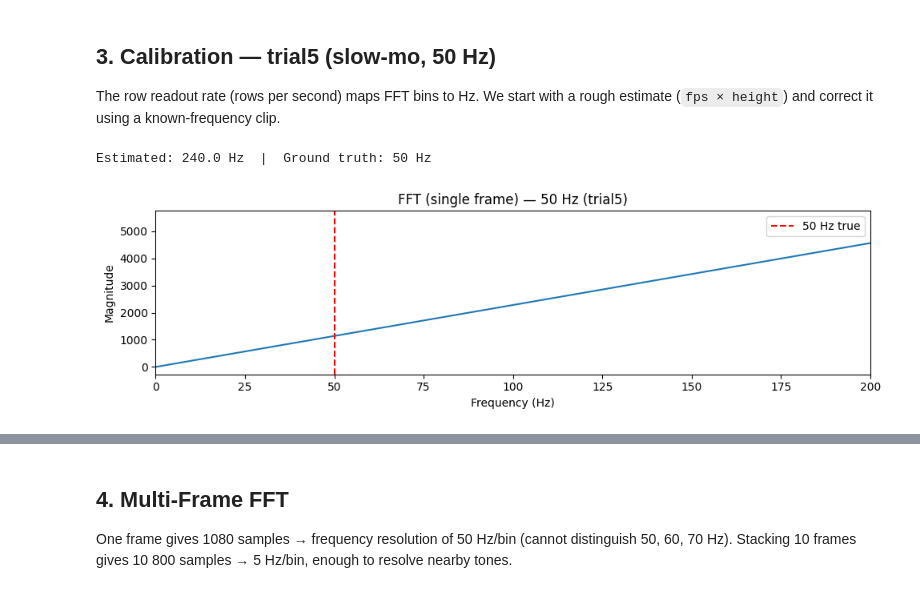
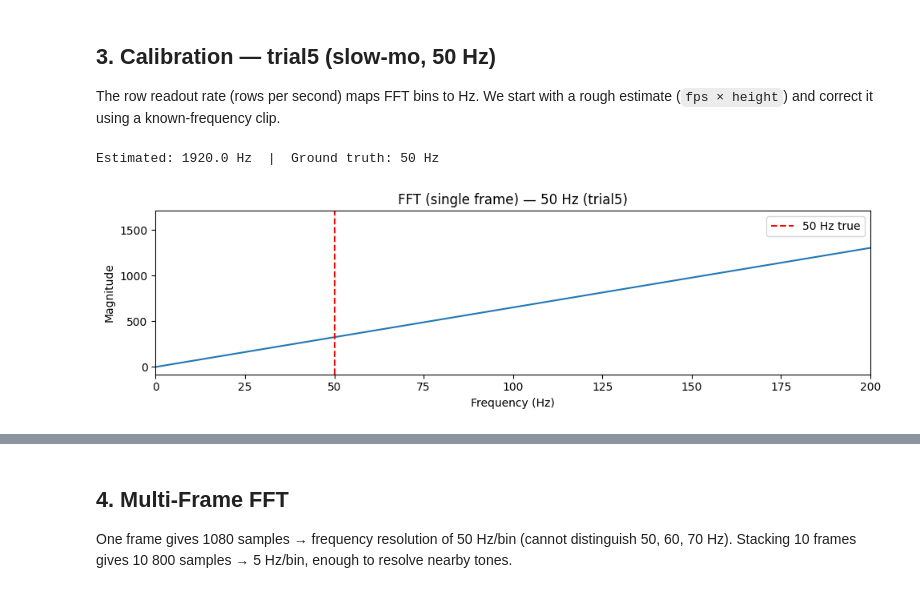
Before and after one commit to EKasuti/rolling-shutter-vibrometry, a Jupyter notebook: final.ipynb, the cells around one changed output, grey strips where cells are left out. Saved outputs shown, nothing was run; the diff lists cells and outputs as text; code cells hidden in the pictures.

```diff
--- a/final.ipynb
+++ b/final.ipynb
@@ -116,5 +131,6 @@ def load_frames_from_disk(trial: str, freq: str, max_frames: int = 30) -> list:
     return frames
 
 frames_50 = load_frames_from_disk("trial5", "50Hz")
+frames_silence_t5 = load_frames_from_disk("trial5", "silent")
 # %% [output]
 Loaded 30 frames from data/frames/trial5/50hz  shape: (1080, 1920)
@@ -155,7 +296,7 @@ ROW_READOUT_RATE = FPS * ROWS # 259,200 rows/sec
 def analyze_frame(frame, row_readout_rate, col_start=None, col_end=None, medfilt_k=15):
     edge_pos = get_edge_positions(frame, col_start, col_end)
     edge_pos = medfilt(edge_pos, kernel_size=medfilt_k)
-    signal = edge_pos - np.mean(edge_pos)
+    signal = detrend(edge_pos)
     N = len(signal)
     fft_mag = np.abs(rfft(signal))
     freqs_hz = rfftfreq(N) * row_readout_rate
@@ -163,22 +304,26 @@ def analyze_frame(frame, row_readout_rate, col_start=None, col_end=None, medfilt
     return freqs_hz, fft_mag, freqs_hz[peak_idx]
 # %%
 freqs_hz, fft_mag, est_hz = analyze_frame(
-    frames_50[5], ROW_READOUT_RATE, col_start=COL_START, col_end=COL_END)
+    frames_50[5],
+    ROW_READOUT_RATE,
+    col_start=COL_START,
+    col_end=COL_END
+)
 print(f"Estimated: {est_hz:.1f} Hz  |  Ground truth: 50 Hz")
 
 plt.figure(figsize=(10, 3))
 plt.plot(freqs_hz, fft_mag)
 plt.axvline(50, color='r', linestyle='--', label='50 Hz true')
 plt.xlim(0, 200)
 plt.xlabel("Frequency (Hz)")
 plt.ylabel("Magnitude")
 plt.title("FFT (single frame) — 50 Hz (trial5)")
 plt.legend()
 plt.tight_layout()
 plt.show()
 # %% [output]
-Estimated: 240.0 Hz  |  Ground truth: 50 Hz
+Estimated: 1920.0 Hz  |  Ground truth: 50 Hz
-[figure, old version]
+[figure, new version]
 # %%
 TRUE_FREQ = 50
 correction = TRUE_FREQ / est_hz # ~0.2
```
Also changed, not shown: parts of 26 cells of this notebook, 1 other file.
